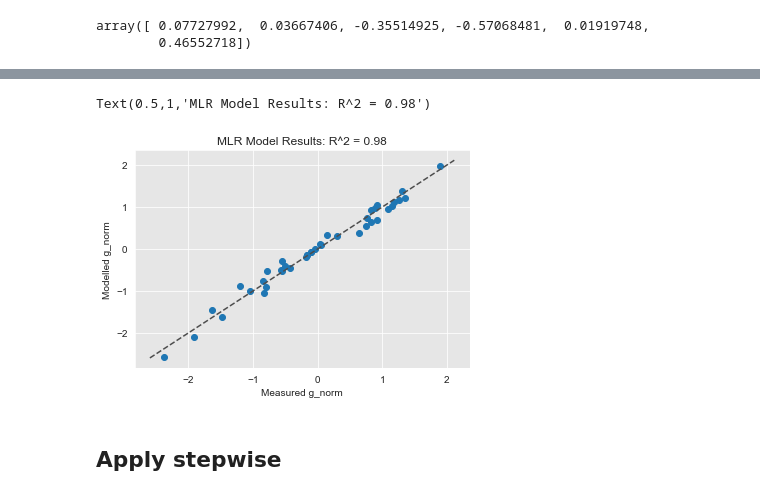
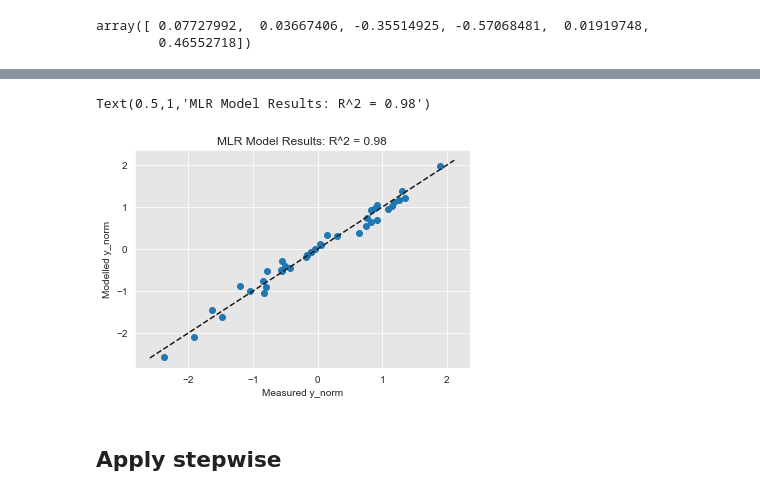
Before and after one commit to Pearl-Ayem/Geoscientific-Data-Science-and-Empirical-Modeling, a Jupyter notebook: Assignment_1/Assn1.ipynb, the cells around one changed output, grey strips where cells are left out. Saved outputs shown, nothing was run; the diff lists cells and outputs as text; code cells hidden in the pictures.

```diff
--- a/Assignment_1/Assn1.ipynb
+++ b/Assignment_1/Assn1.ipynb
@@ -226,17 +224,17 @@ array([ 0.07727992,  0.03667406, -0.35514925, -0.57068481,  0.01919748,
 # %%
 #visualize MLR model performance
 
 ax = plt.subplot(111)
 ax.scatter(y,ypred_MLR)
 l1 = np.min(ax.get_xlim())
 l2 = np.max(ax.get_xlim())
-ax.plot([l1,l2], [l1,l2], ls="--", c=".3")
-plt.xlabel('Measured g_norm')
-plt.ylabel('Modelled g_norm')
+ax.plot([l1,l2], [l1,l2], ls="--", c=".1")
+plt.xlabel('Measured y_norm')
+plt.ylabel('Modelled y_norm')
 plt.title('MLR Model Results: R^2 = ' + str(R2_MLR)[:4])
 # %% [output]
 Text(0.5,1,'MLR Model Results: R^2 = 0.98')
-[figure, old version]
+[figure, new version]
 # %% [markdown]
 ## Apply stepwise
 # %%
```
Also changed, not shown: parts of 24 cells of this notebook, 3 other files.
